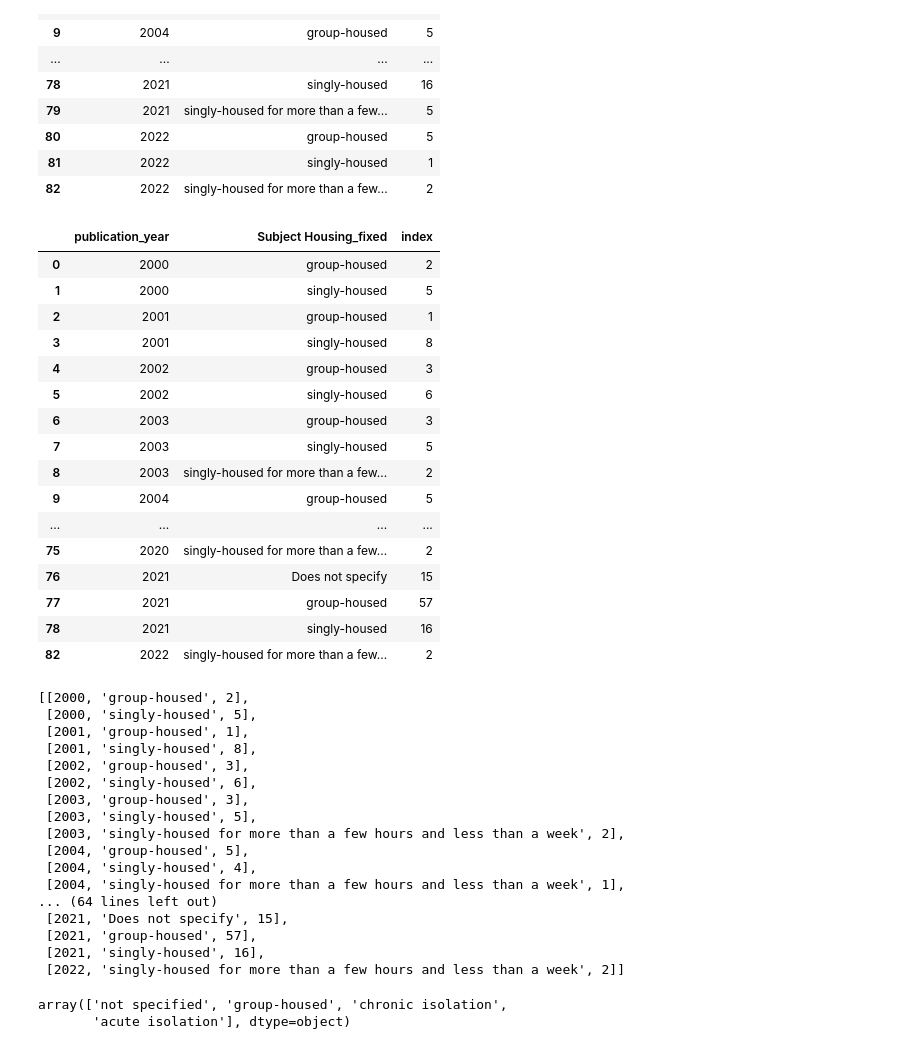
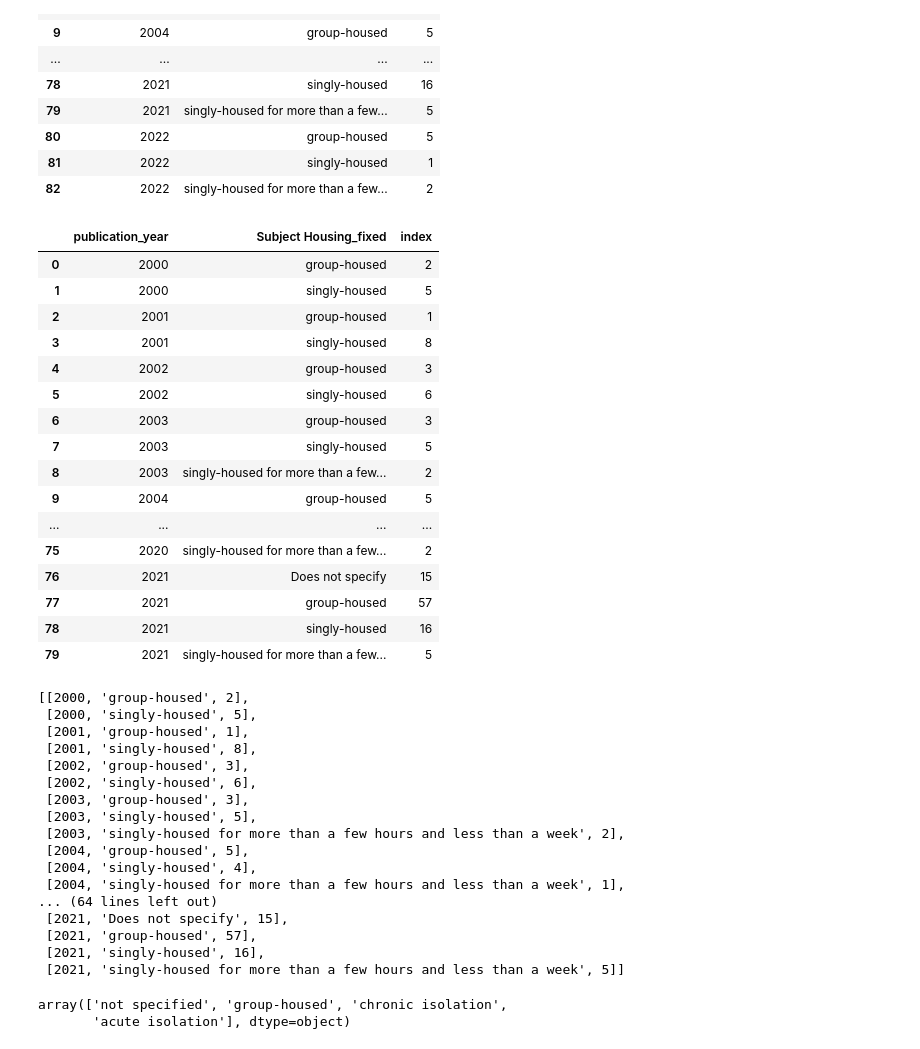
Before and after one commit to padillacoreanolab/literature_review_processing, a Jupyter notebook: results/2022_09_09_literature_review_processing/literature_review_survey_processing_meghan.ipynb, the cells around one changed output. Saved outputs shown, nothing was run; the diff lists cells and outputs as text; code cells hidden in the pictures.

```diff
--- a/results/2022_09_09_literature_review_processing/literature_review_survey_processing_meghan.ipynb
+++ b/results/2022_09_09_literature_review_processing/literature_review_survey_processing_meghan.ipynb
@@ -387,28 +401,28 @@ column_year_count
 | 81 | 2022 | singly-housed | 1 |
 | 82 | 2022 | singly-housed for more than a few... | 2 |
 # %%
-column_year_count.drop(79, axis = 0, inplace=True)
 column_year_count.drop(80, axis = 0, inplace=True)
 column_year_count.drop(81, axis = 0, inplace=True)
+column_year_count.drop(82, axis = 0, inplace=True)
 column_year_count
 # %% [output]
 |  | publication_year | Subject Housing_fixed | index |
 | 0 | 2000 | group-housed | 2 |
 | 1 | 2000 | singly-housed | 5 |
 | 2 | 2001 | group-housed | 1 |
 | 3 | 2001 | singly-housed | 8 |
 | 4 | 2002 | group-housed | 3 |
 | 5 | 2002 | singly-housed | 6 |
 | 6 | 2003 | group-housed | 3 |
 | 7 | 2003 | singly-housed | 5 |
 | 8 | 2003 | singly-housed for more than a few... | 2 |
 | 9 | 2004 | group-housed | 5 |
 | ... | ... | ... | ... |
 | 75 | 2020 | singly-housed for more than a few... | 2 |
 | 76 | 2021 | Does not specify | 15 |
 | 77 | 2021 | group-housed | 57 |
 | 78 | 2021 | singly-housed | 16 |
-| 82 | 2022 | singly-housed for more than a few... | 2 |
+| 79 | 2021 | singly-housed for more than a few... | 5 |
 # %%
 housing_opt = column_year_count[fixed_column_name].unique()
 housing_opt = housing_opt.tolist()
@@ -432,7 +446,7 @@ housing_count_list
  [2021, 'Does not specify', 15],
  [2021, 'group-housed', 57],
  [2021, 'singly-housed', 16],
- [2022, 'singly-housed for more than a few hours and less than a week', 2]]
+ [2021, 'singly-housed for more than a few hours and less than a week', 5]]
 # %%
 for options in housing_opt:
     for year in set(column_year_count['publication_year'].unique()) - set(column_year_count[column_year_count[fixed_column_name] == options]['publication_year'].unique()):
```
Also changed, not shown: parts of 4 cells of this notebook.
